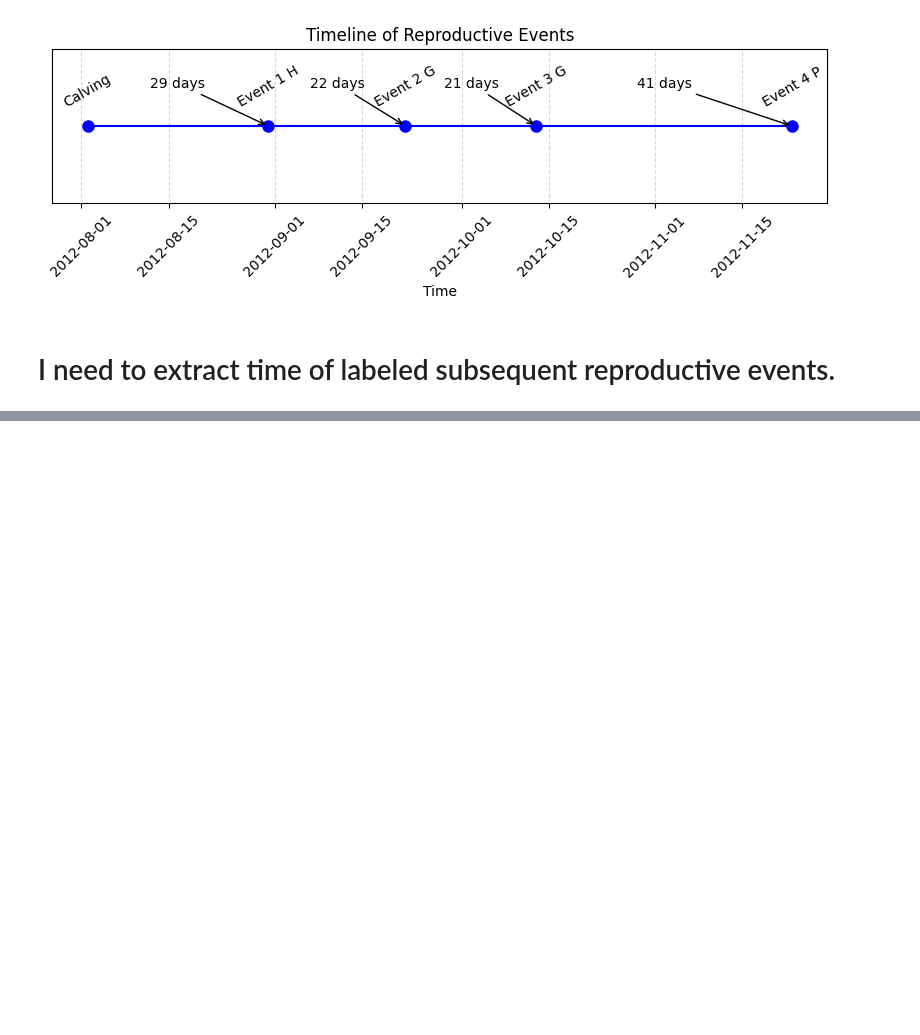
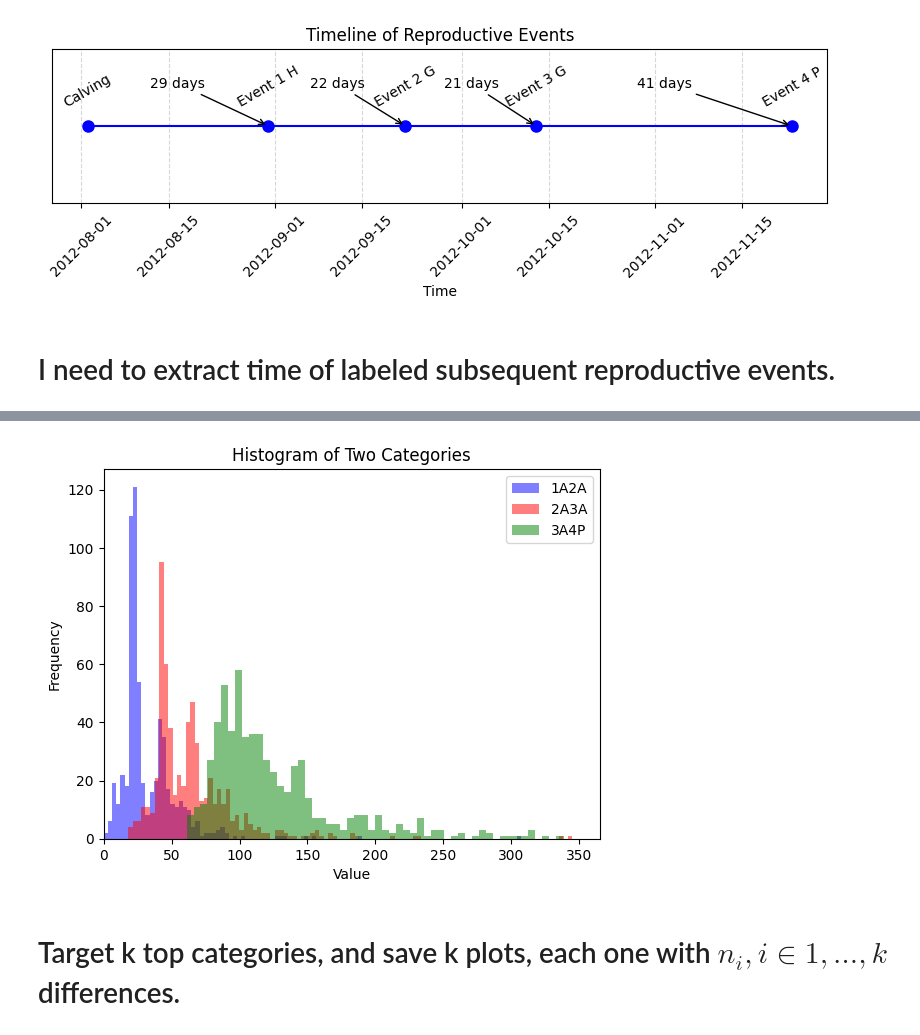
Before and after one commit to jagcha/JEPL, a Jupyter notebook: core/US25UW990JEPL.02.ipynb, the cells around one changed output, grey strips where cells are left out. Cells and saved outputs as stored; diff of their text form; code cells hidden in the pictures; blank space fills up the shorter version.

```diff
--- a/core/US25UW990JEPL.02.ipynb
+++ b/core/US25UW990JEPL.02.ipynb
@@ -236,0 +359,37 @@ Name: f5X322, Length: 204, dtype: object
+# %%
+# Second histogram:
+v1 = []
+v2 = []
+v3 = []
+for l in td['1A2A3A4P']:
+    v1 += [l[0]]
+    v2 += [l[1]]
+    v3 += [l[2]]
+# %%
+import matplotlib.pyplot as plt
+
+# Example data
+cat1 = v1
+cat2 = v2
+cat3 = v3
+
+# Plot histograms
+plt.hist(cat1, bins=100, alpha=0.5, label='1A2A', color='blue')
+plt.hist(cat2, bins=100, alpha=0.5, label='2A3A', color='red')
+plt.hist(cat3, bins=100, alpha=0.5, label='3A4P', color='green')
+
+# Add legend and labels
+plt.legend()
+plt.title("Histogram of Two Categories")
+plt.xlabel("Value")
+plt.ylabel("Frequency")
+
+plt.xlim(0, 365)
+
+# Show plot
+plt.show()
+plt.close()
+# %% [output]
+[figure, added]
+# %% [markdown]
+# Target k top categories, and save k plots, each one with $n_{i}, i \in {1, \dots, k}$ differences.
```
Also changed, not shown: parts of 22 cells of this notebook, 2 other files.
